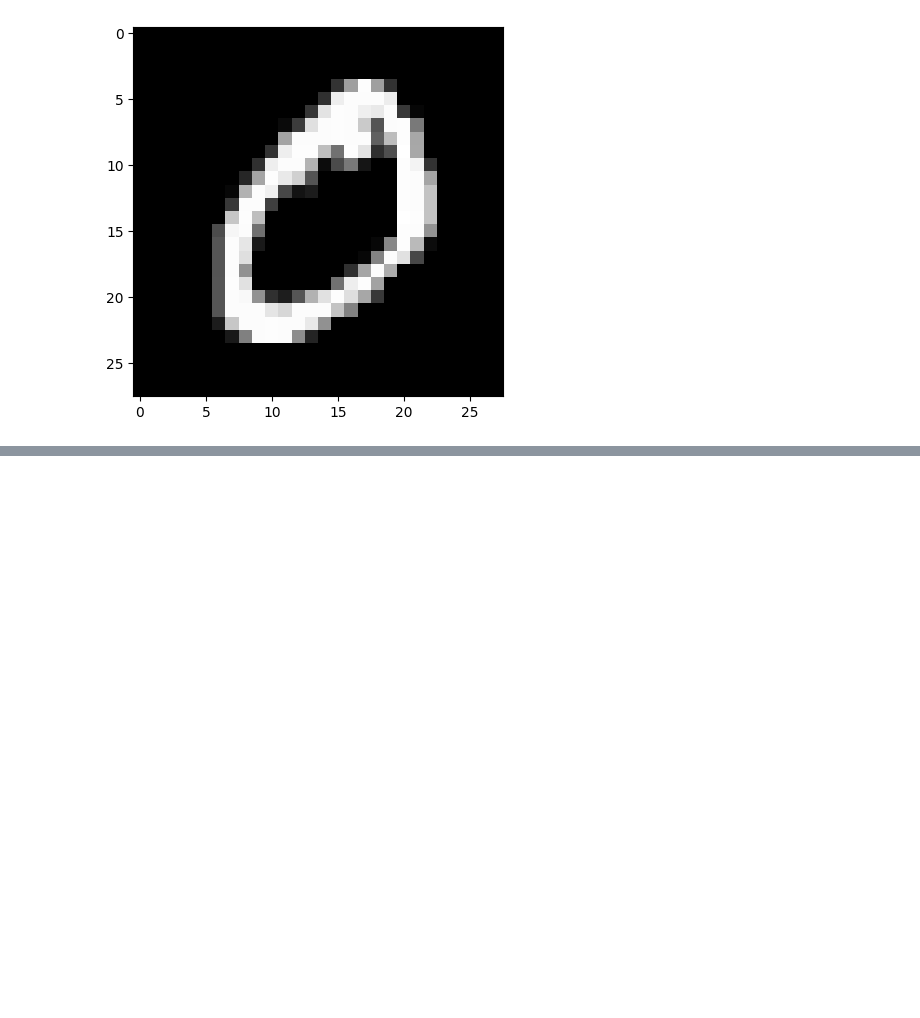
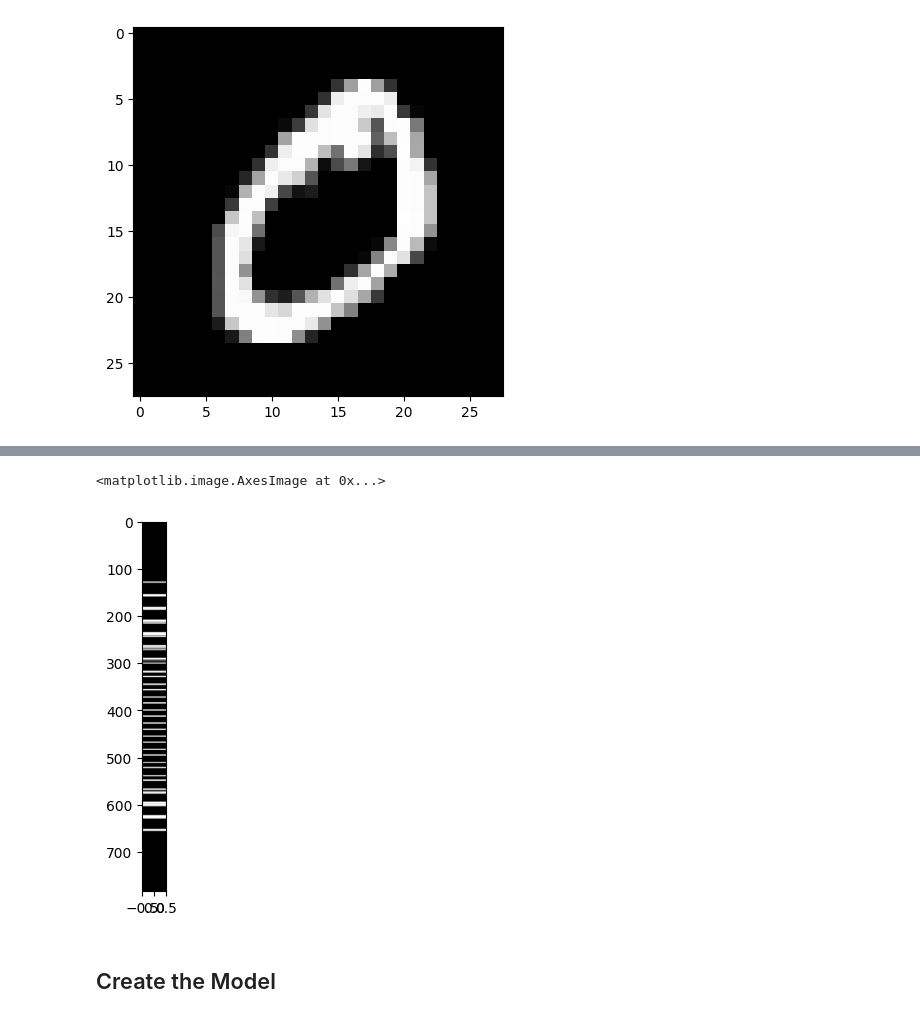
Before and after one commit to Alejandro1399/tensorflow-python-learning-01, a Jupyter notebook: 07-Mnist-Basic-Approach.ipynb, the cells around one changed output, grey strips where cells are left out. Saved outputs shown, nothing was run; the diff lists cells and outputs as text; code cells hidden in the pictures; blank space fills up the shorter version.

```diff
--- a/07-Mnist-Basic-Approach.ipynb
+++ b/07-Mnist-Basic-Approach.ipynb
@@ -70 +67,8 @@ single_image.max()
+# %%
+plt.imshow(x_train[1].reshape(784,1),cmap='gist_gray',aspect=0.02)
+# %% [output]
+<matplotlib.image.AxesImage at 0x...>
+[figure, added]
+# %% [markdown]
+## Create the Model
 # %%
```
Also changed, not shown: parts of 37 cells of this notebook, 1 other file.
